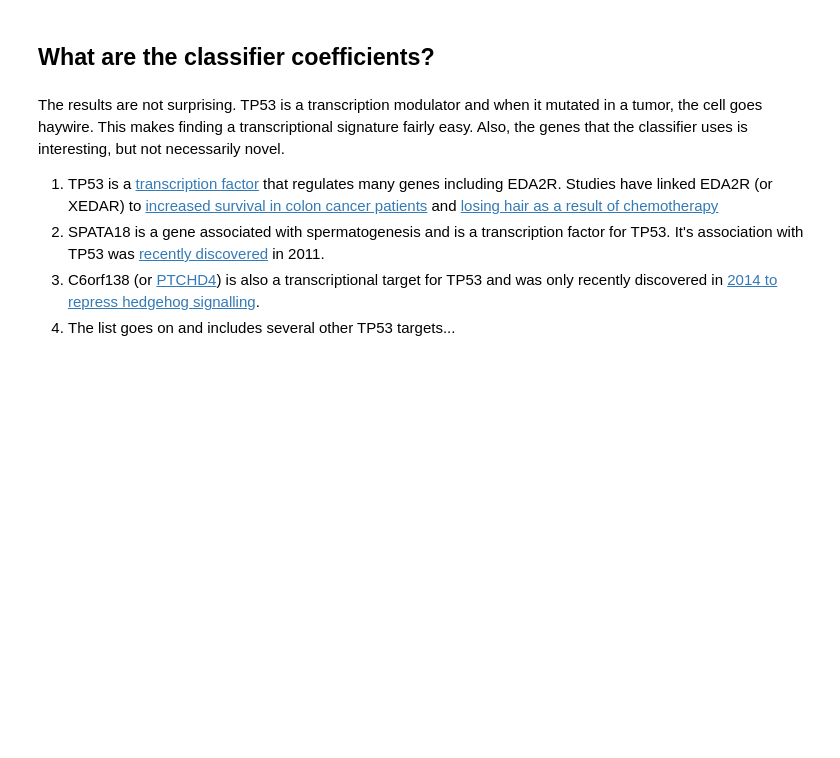
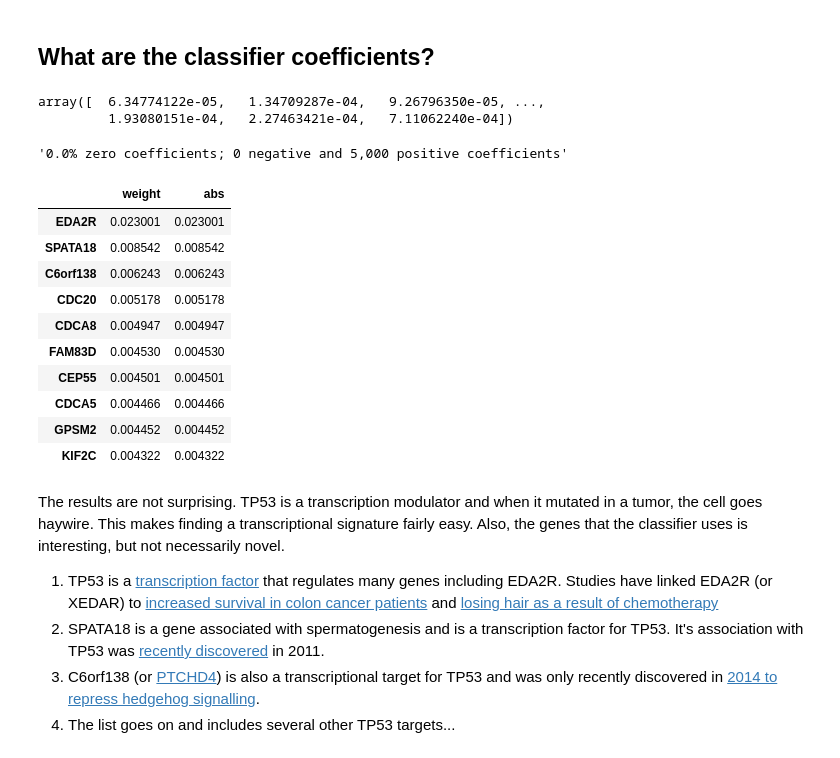
Before and after one commit to mans2singh/machine-learning, a Jupyter notebook: algorithms/RandomForestClassifier-mans2singh.ipynb, the cells around one changed output. Drawn from its saved outputs; the diff is of its cells as text; code cells hidden in the pictures; blank space fills up the shorter version.

```diff
--- a/algorithms/RandomForestClassifier-mans2singh.ipynb
+++ b/algorithms/RandomForestClassifier-mans2singh.ipynb
@@ -219,3 +218,34 @@ plt.legend(loc='lower right');
+# %%
+best_clf.feature_importances_
+# %% [output]
+array([  6.34774122e-05,   1.34709287e-04,   9.26796350e-05, ...,
+         1.93080151e-04,   2.27463421e-04,   7.11062240e-04])
+# %%
+feature_importances_df = pd.DataFrame(best_clf.feature_importances_.transpose(), index=X.columns[feature_mask], columns=['weight'])
+feature_importances_df['abs'] = feature_importances_df['weight'].abs()
+feature_importances_df = feature_importances_df.sort_values('abs', ascending=False)
+# %%
+'{:.1%} zero coefficients; {:,} negative and {:,} positive coefficients'.format(
+    (feature_importances_df.weight == 0).mean(),
+    (feature_importances_df.weight < 0).sum(),
+    (feature_importances_df.weight > 0).sum()
+)
+# %% [output]
+'0.0% zero coefficients; 0 negative and 5,000 positive coefficients'
+# %%
+feature_importances_df.head(10)
+# %% [output]
+|  | weight | abs |
+| EDA2R | 0.023001 | 0.023001 |
+| SPATA18 | 0.008542 | 0.008542 |
+| C6orf138 | 0.006243 | 0.006243 |
+| CDC20 | 0.005178 | 0.005178 |
+| CDCA8 | 0.004947 | 0.004947 |
+| FAM83D | 0.004530 | 0.004530 |
+| CEP55 | 0.004501 | 0.004501 |
+| CDCA5 | 0.004466 | 0.004466 |
+| GPSM2 | 0.004452 | 0.004452 |
+| KIF2C | 0.004322 | 0.004322 |
 # %% [markdown]
 The results are not surprising. TP53 is a transcription modulator and when it mutated in a tumor, the cell goes haywire. This makes finding a transcriptional signature fairly easy. Also, the genes that the classifier uses is interesting, but not necessarily novel.
 
```
Also changed, not shown: parts of 3 cells of this notebook, 1 other file.
